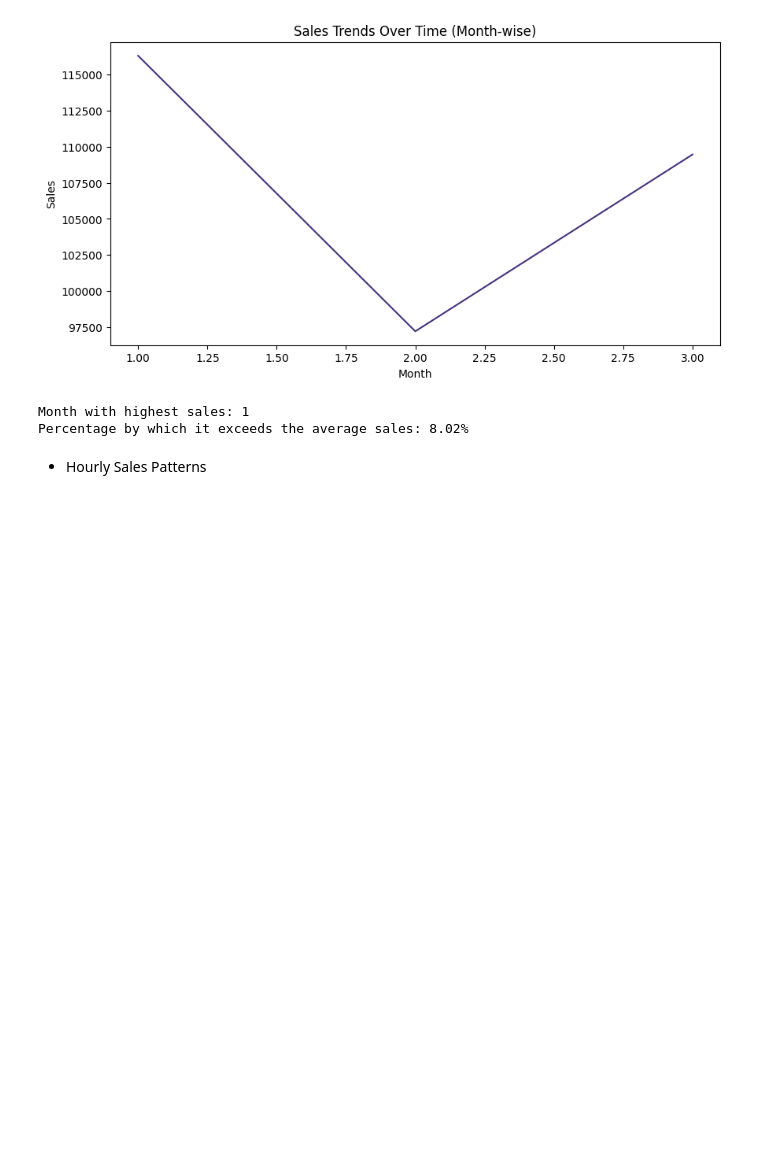
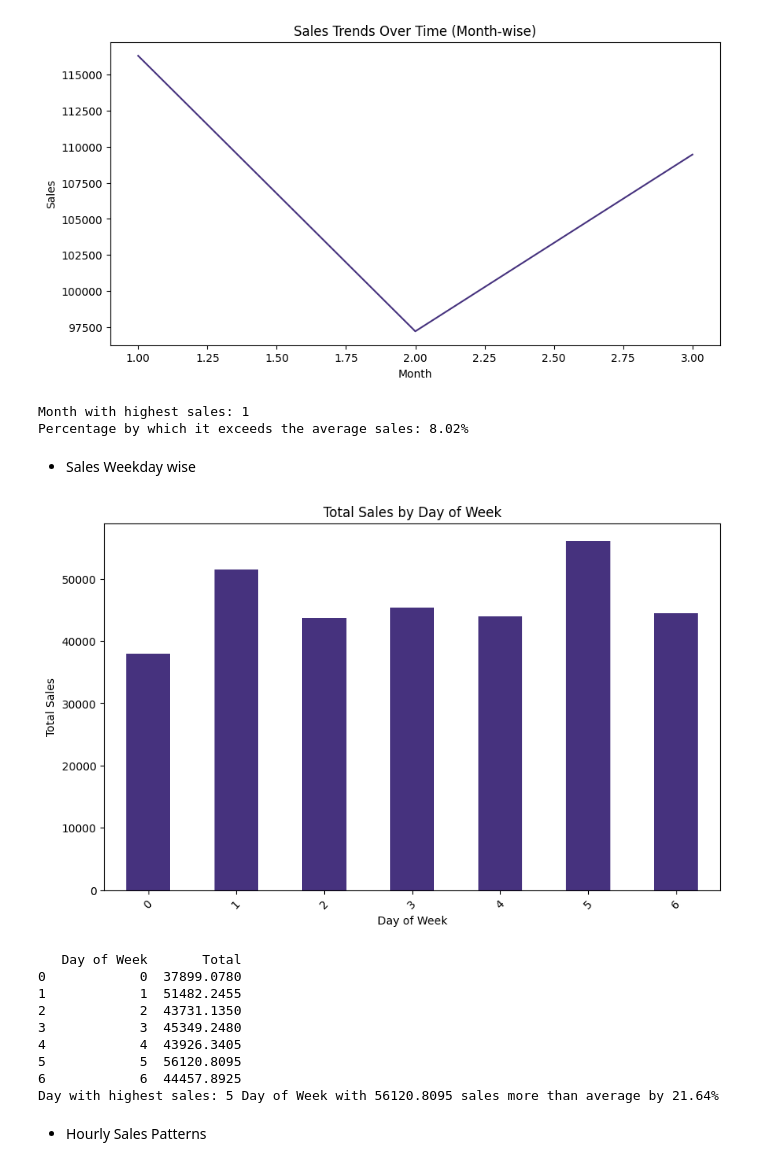
Before and after one commit to Jatin-Mehra119/Sales-Analysis, a Jupyter notebook: EDA.ipynb, the cells around one changed output. Saved outputs shown, nothing was run; the diff lists cells and outputs as text; code cells hidden in the pictures; blank space fills up the shorter version.

Commit message:
Recheck values

```diff
--- a/EDA.ipynb
+++ b/EDA.ipynb
@@ -505,6 +505,39 @@ Name: Total, dtype: float64
 [figure]
 Month with highest sales: 1
 Percentage by which it exceeds the average sales: 8.02%
+# %% [markdown]
+- Sales Weekday wise
+# %%
+weekDay_sales = df.groupby('Day of Week')['Total'].sum()
+weekDay_sales.plot(kind='bar', figsize=(10, 6))
+plt.title('Total Sales by Day of Week')
+plt.ylabel('Total Sales')
+plt.xticks(rotation=45)
+plt.show()
+
+weekDay_sales = weekDay_sales.reset_index(drop=False)
+
+avg_sales = weekDay_sales['Total'].mean()
+max_sales = weekDay_sales['Total'].max()
+
+max_sales_day = weekDay_sales[weekDay_sales['Total'] == max_sales]['Day of Week'].values[0]
+
+percentage_diff = ((max_sales - avg_sales) / avg_sales) * 100
+
+# Print the sales trend day-wise
+print(weekDay_sales)
+print(f"Day with highest sales: {max_sales_day} Day of Week with {max_sales} sales more than average by {percentage_diff:.2f}%")
+# %% [output]
+[figure, added]
+   Day of Week       Total
+0            0  37899.0780
+1            1  51482.2455
+2            2  43731.1350
+3            3  45349.2480
+4            4  43926.3405
+5            5  56120.8095
+6            6  44457.8925
+Day with highest sales: 5 Day of Week with 56120.8095 sales more than average by 21.64%
 # %% [markdown]
 - Hourly Sales Patterns
 # %%
```
